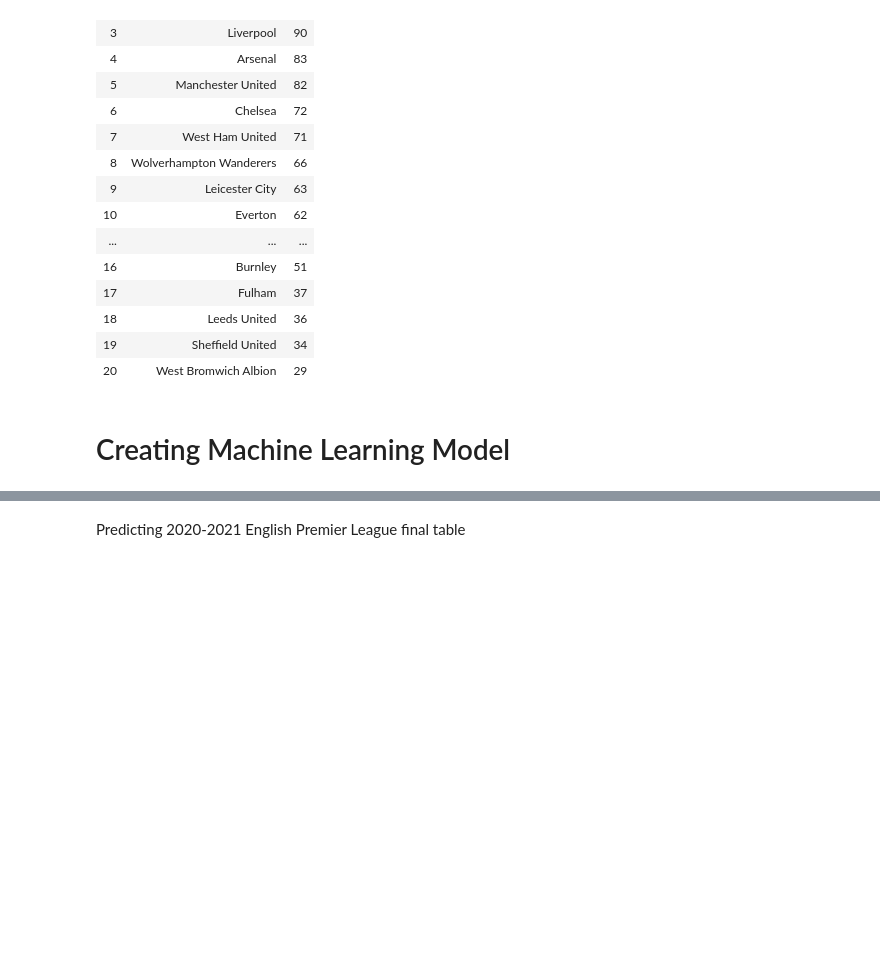
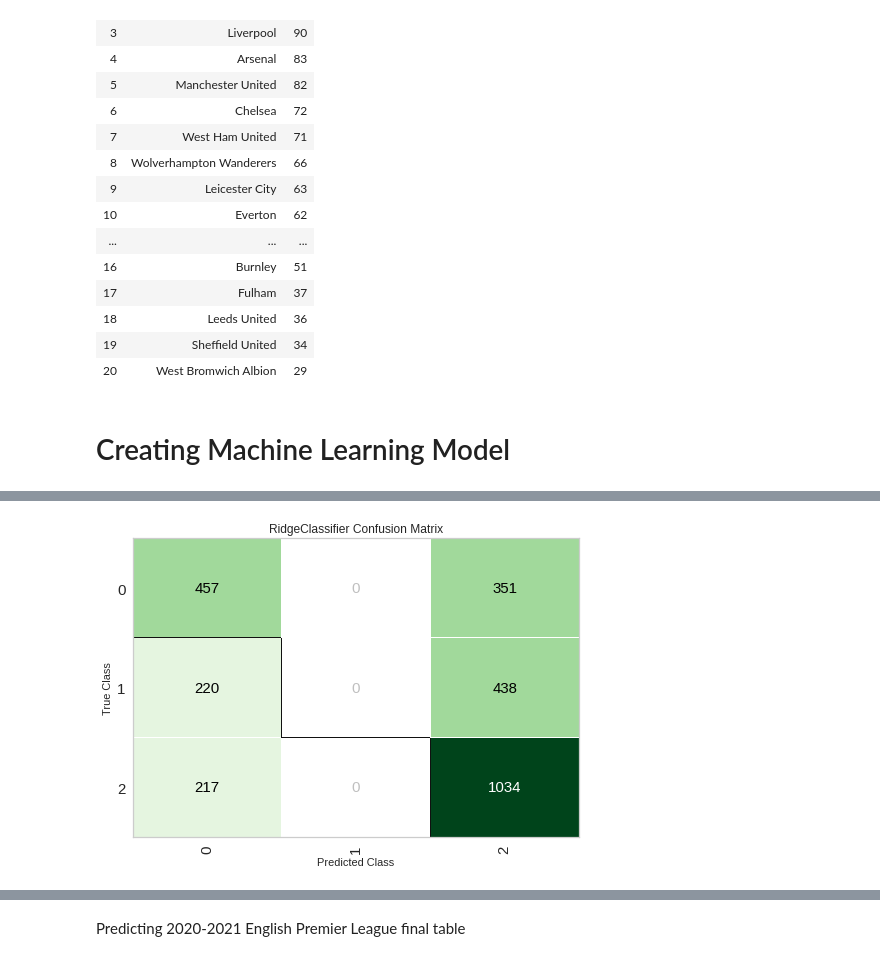
Before and after one commit to kooshaj/Fifa-Prediction-Analysis, a Jupyter notebook: FifaPredictionAnalysis_Compiled.ipynb, the cells around one changed output, grey strips where cells are left out. Cells and saved outputs as stored; diff of their text form; code cells hidden in the pictures; blank space fills up the shorter version.

```diff
--- a/FifaPredictionAnalysis_Compiled.ipynb
+++ b/FifaPredictionAnalysis_Compiled.ipynb
@@ -1517,0 +1597,5 @@ plot_model(classification_nb, plot = 'confusion_matrix')
+# %%
+classification_ridge = create_model("ridge")
+plot_model(classification_ridge, plot = "confusion_matrix")
+# %% [output]
+[figure, added]
```
Also changed, not shown: parts of 26 cells of this notebook.
